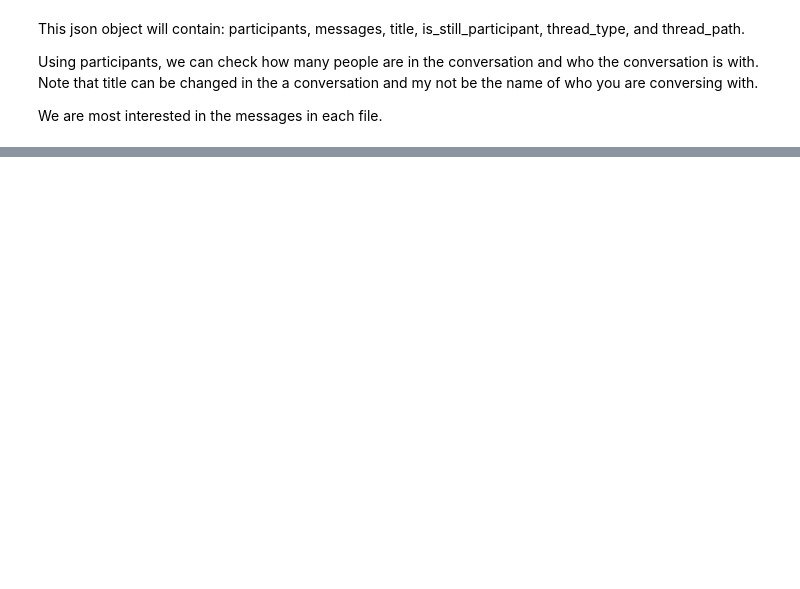
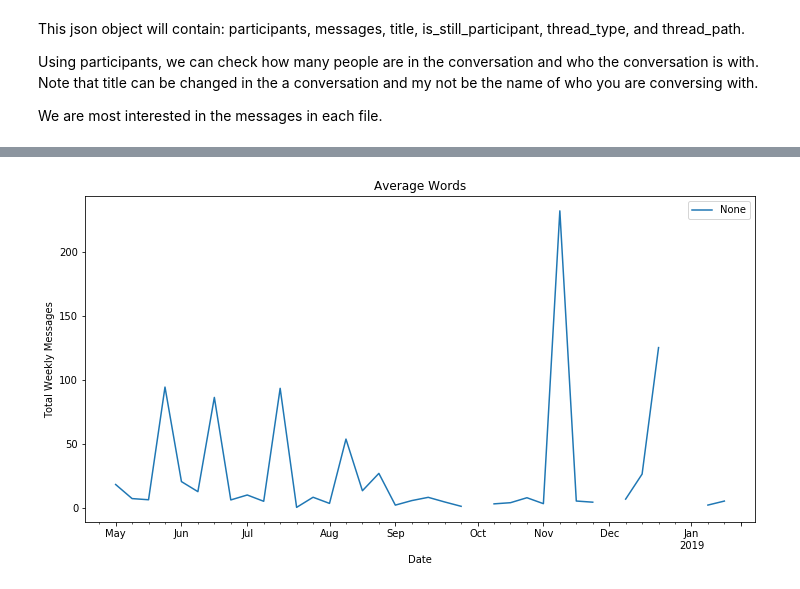
Before and after one commit to heyyjudes/is-they-into-you, a Jupyter notebook: getting-started.ipynb, the cells around one changed output, grey strips where cells are left out. Cells and saved outputs as stored; diff of their text form; code cells hidden in the pictures; blank space fills up the shorter version.

```diff
--- a/getting-started.ipynb
+++ b/getting-started.ipynb
@@ -125,0 +157,13 @@ plt.show()
+# %%
+# Word count
+wc_dict = du.construct_time_count(data['messages'], 'wc')
+wc_series = pd.Series(wc_dict, name="word_count")
+av_wc_series = wc_series.divide(all_msg)
+av_wc_series['5-1-2018':].resample("W").mean().plot(figsize=(12,6))
+plt.legend()
+plt.title("Average Words")
+plt.xlabel("Date")
+plt.ylabel("Total Weekly Messages")
+plt.show()
+# %% [output]
+[figure, added]
```
Also changed, not shown: parts of 20 cells of this notebook, 1 other file.
